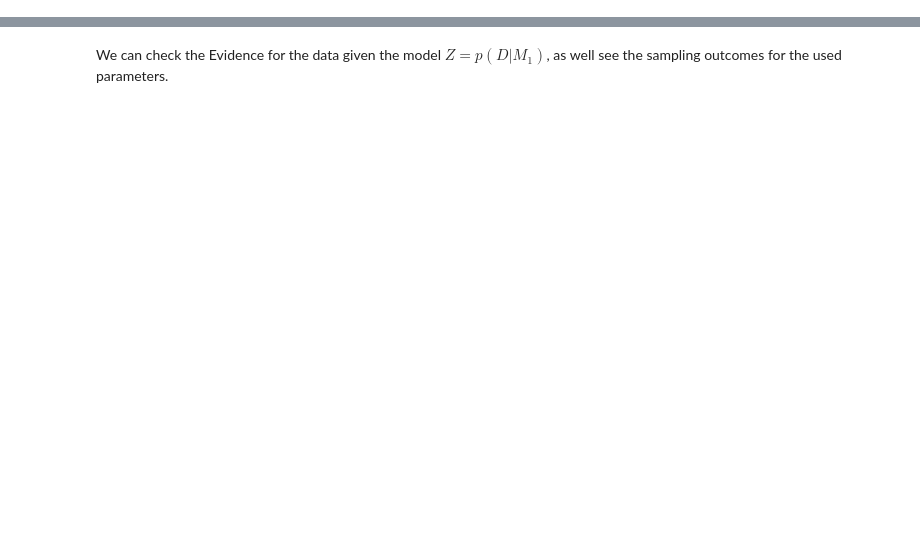
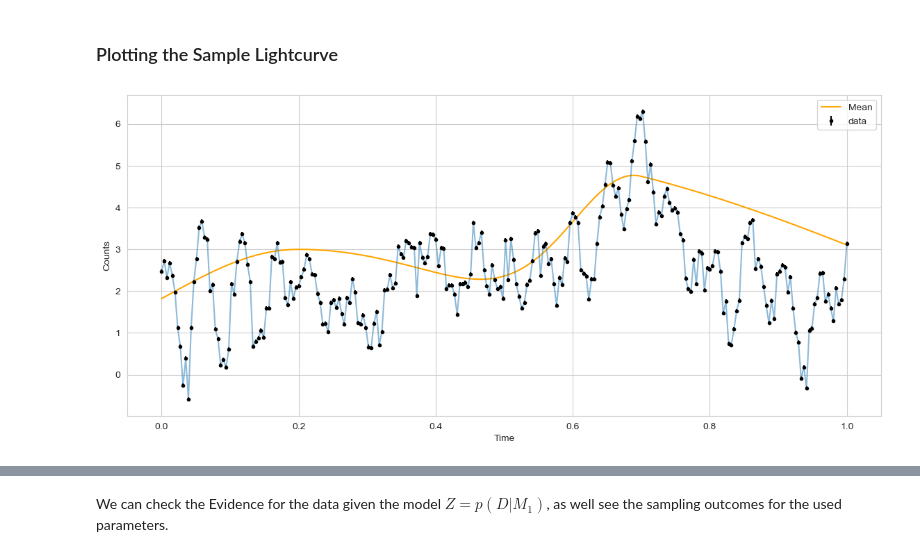
Before and after one commit to Gaurav17Joshi/ProofOfConcept, a Jupyter notebook: Demonstration/demo2.ipynb, the cells around one changed output, grey strips where cells are left out. Drawn from its saved outputs; the diff is of its cells as text; code cells hidden in the pictures; blank space fills up the shorter version.

```diff
--- a/Demonstration/demo2.ipynb
+++ b/Demonstration/demo2.ipynb
@@ -68 +59,15 @@ INFO[2023-07-20 17:51:30,564]: Checking if light curve is sorted.
+# %% [markdown]
+### Plotting the Sample Lightcurve
+# %%
+counts = sample = gp.sample(key = jax.random.PRNGKey(6))
+yerr = (jit)*np.ones_like(times)
+fig, ax = plt.subplots(1,1, figsize = (14,6))
+ax.errorbar(times, sample.T, yerr=yerr, fmt=".k", capsize=0, label="data")
+ax.plot(times, mean(times), color = "orange" ,label = "Mean"); ax.legend()
+ax.plot(times, counts, label = "Sample GP", alpha = 0.5)
+ax.set_xlabel("Time"); ax.set_ylabel("Counts")
+
+lc = Lightcurve(time = times, counts = counts, dt = times[1]- times[0], skip_checks = True)
+# %% [output]
+[figure, added]
 # %% [markdown]
```
Also changed, not shown: parts of 32 cells of this notebook.
